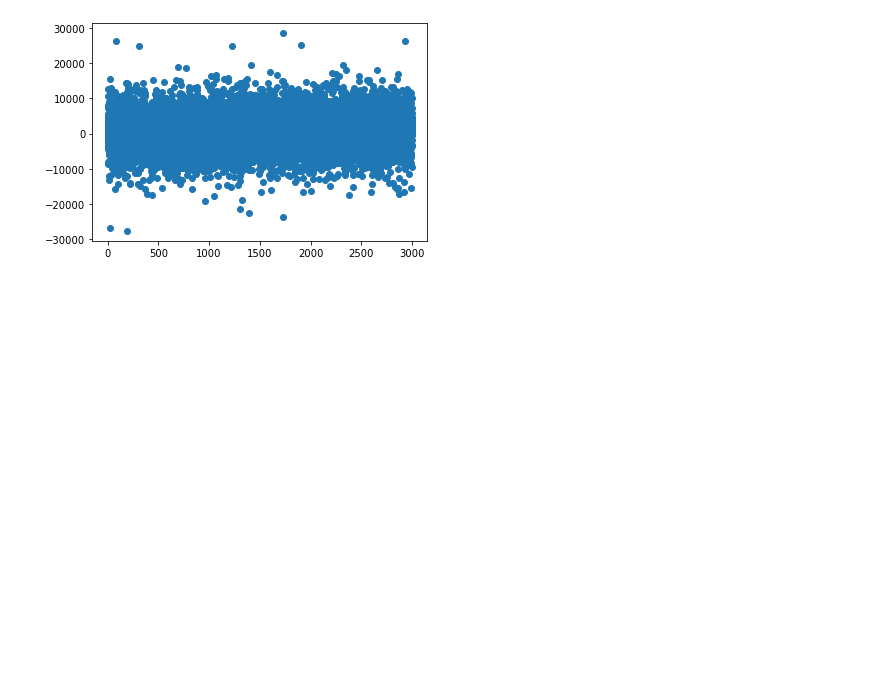
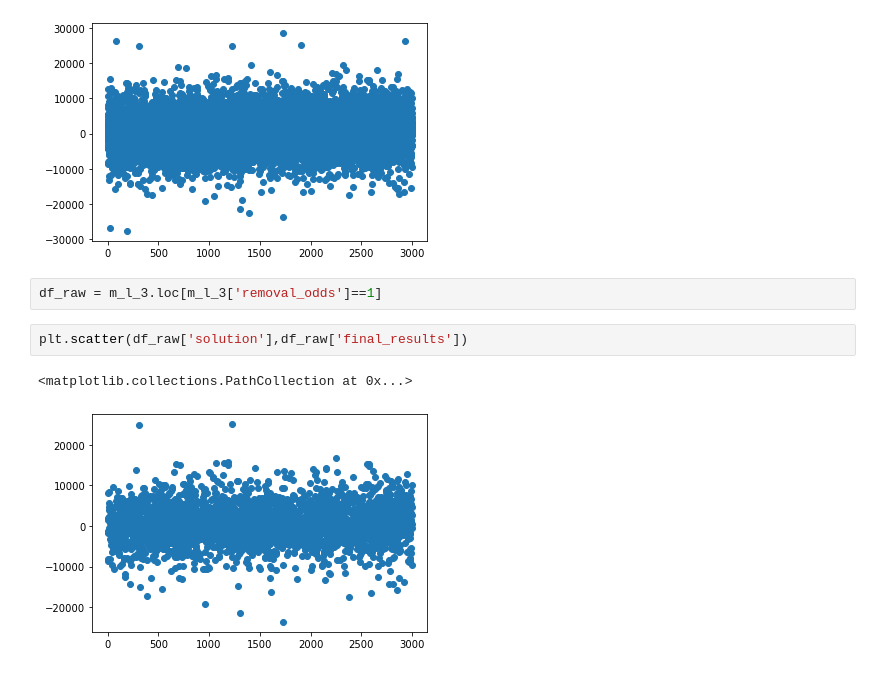
Before and after one commit to wonderbug2020/Synthetic_Data_Creation, a Jupyter notebook: Multiple_Linear.ipynb, the cells around one changed output. Saved outputs shown, nothing was run; the diff lists cells and outputs as text; blank space fills up the shorter version.

```diff
--- a/Multiple_Linear.ipynb
+++ b/Multiple_Linear.ipynb
@@ -140,3 +140,10 @@ plt.scatter(m_l_3['solution'],m_l_3['final_results'])
 # %% [output]
 <matplotlib.collections.PathCollection at 0x...>
 [figure]
+# %%
+df_raw = m_l_3.loc[m_l_3['removal_odds']==1]
+# %%
+plt.scatter(df_raw['solution'],df_raw['final_results'])
+# %% [output]
+<matplotlib.collections.PathCollection at 0x...>
+[figure, added]
```
